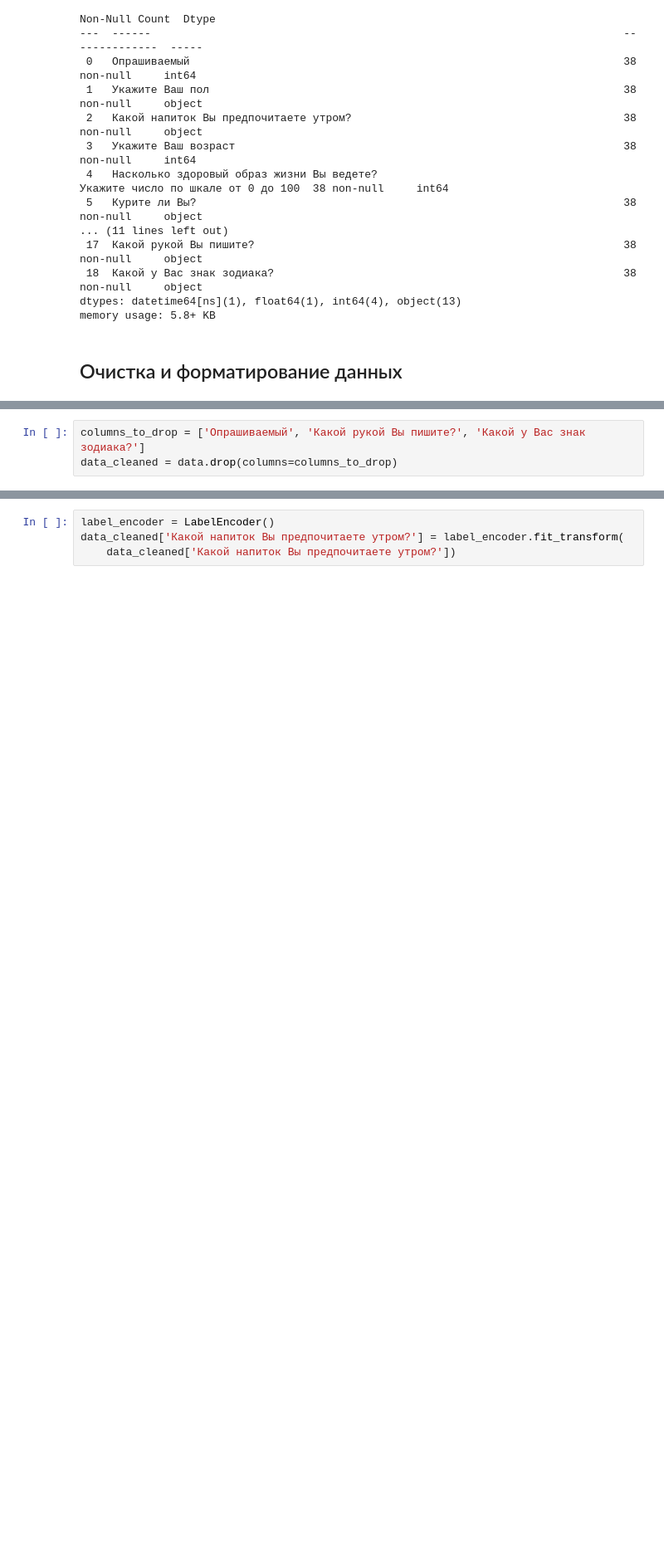
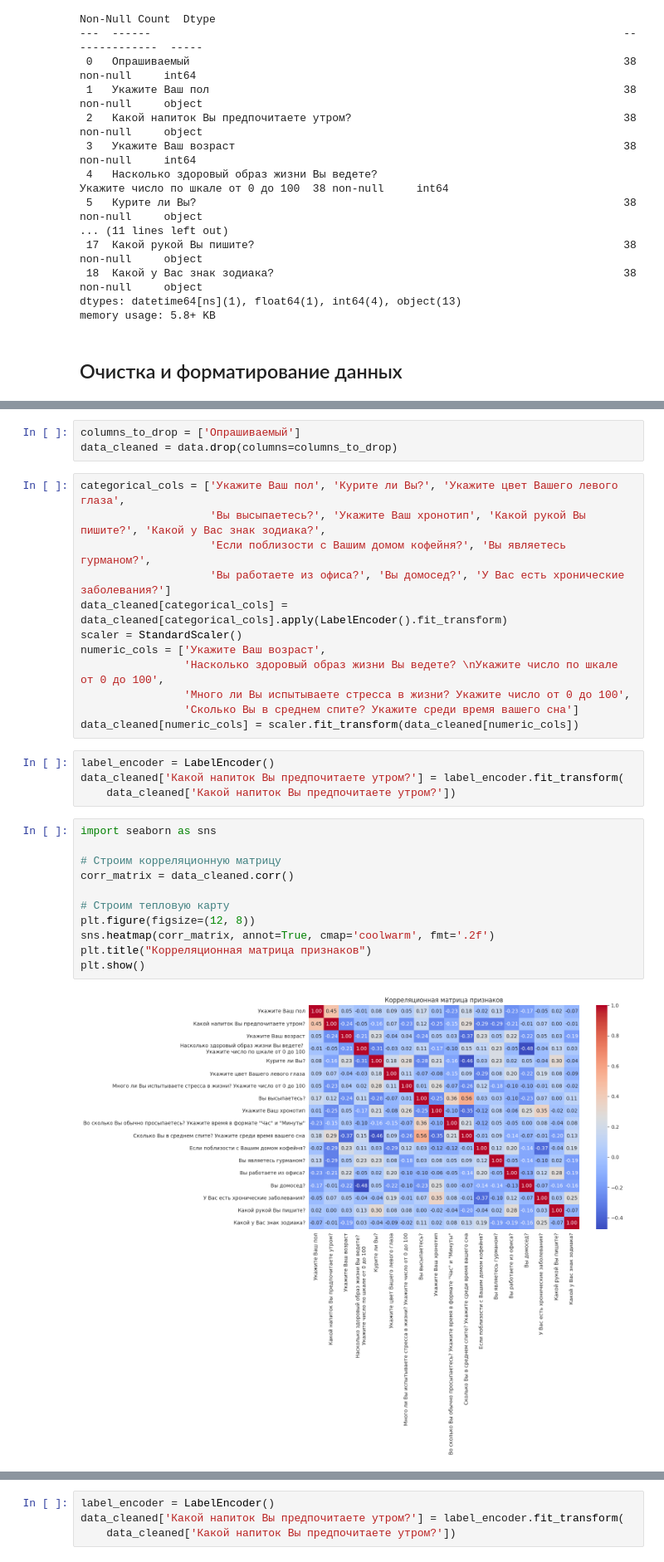
Before and after one commit to Dyats2003/ai_lab_1_KNN, a Jupyter notebook: coffe_or_tea.ipynb, the cells around one changed output, grey strips where cells are left out. Shown at 83% size. Cells and saved outputs as stored; diff of their text form; blank space fills up the shorter version.

```diff
--- a/coffe_or_tea.ipynb
+++ b/coffe_or_tea.ipynb
@@ -77,3 +82,32 @@ data.head()
 # %%
-columns_to_drop = ['Опрашиваемый', 'Какой рукой Вы пишите?', 'Какой у Вас знак зодиака?']
+columns_to_drop = ['Опрашиваемый']
 data_cleaned = data.drop(columns=columns_to_drop)
+# %%
+categorical_cols = ['Укажите Ваш пол', 'Курите ли Вы?', 'Укажите цвет Вашего левого глаза',
+                    'Вы высыпаетесь?', 'Укажите Ваш хронотип', 'Какой рукой Вы пишите?', 'Какой у Вас знак зодиака?',
+                    'Если поблизости с Вашим домом кофейня?', 'Вы являетесь гурманом?',
+                    'Вы работаете из офиса?', 'Вы домосед?', 'У Вас есть хронические заболевания?']
+data_cleaned[categorical_cols] = data_cleaned[categorical_cols].apply(LabelEncoder().fit_transform)
+scaler = StandardScaler()
+numeric_cols = ['Укажите Ваш возраст',
+                'Насколько здоровый образ жизни Вы ведете? \nУкажите число по шкале от 0 до 100',
+                'Много ли Вы испытываете стресса в жизни? Укажите число от 0 до 100',
+                'Сколько Вы в среднем спите? Укажите среди время вашего сна']
+data_cleaned[numeric_cols] = scaler.fit_transform(data_cleaned[numeric_cols])
+# %%
+label_encoder = LabelEncoder()
+data_cleaned['Какой напиток Вы предпочитаете утром?'] = label_encoder.fit_transform(
+    data_cleaned['Какой напиток Вы предпочитаете утром?'])
+# %%
+import seaborn as sns
+
+# Строим корреляционную матрицу
+corr_matrix = data_cleaned.corr()
+
+# Строим тепловую карту
+plt.figure(figsize=(12, 8))
+sns.heatmap(corr_matrix, annot=True, cmap='coolwarm', fmt='.2f')
+plt.title("Корреляционная матрица признаков")
+plt.show()
+# %% [output]
+[figure, added]
```
Also changed, not shown: parts of 11 cells of this notebook.
